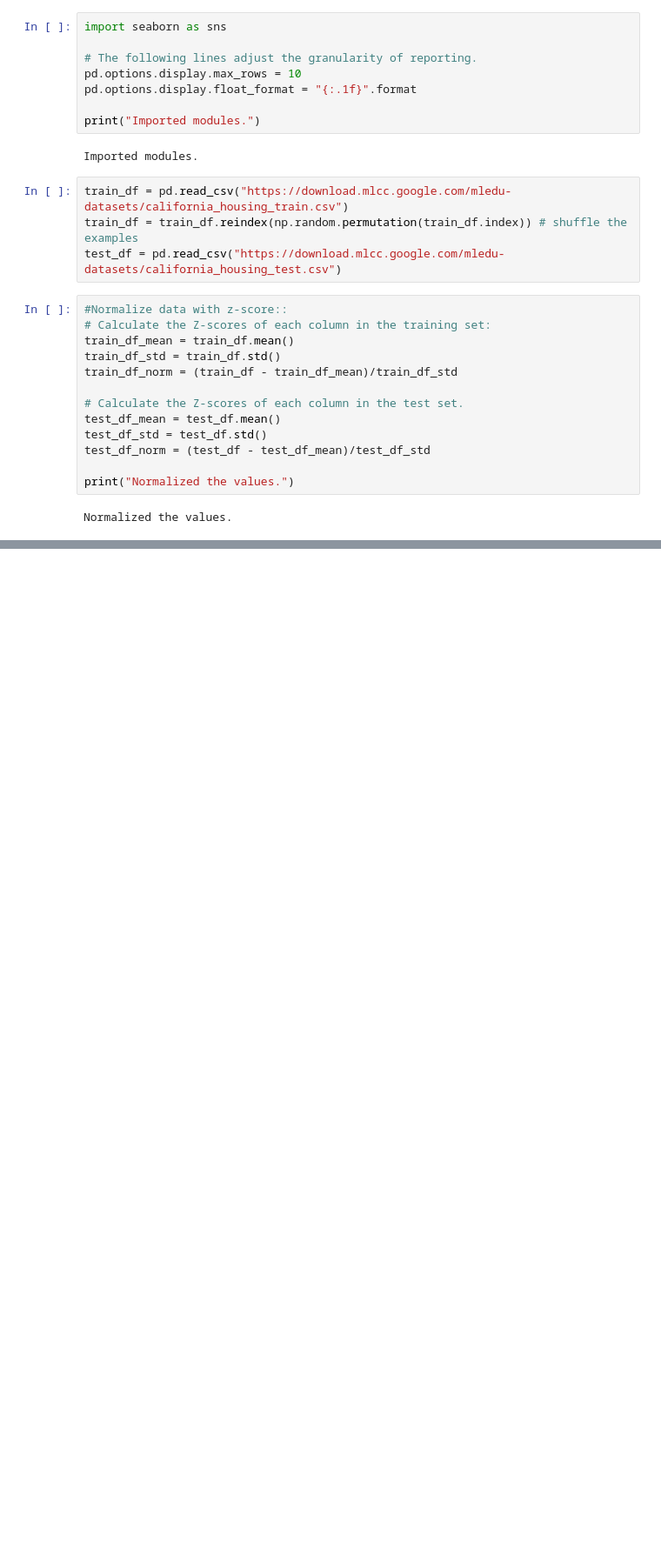
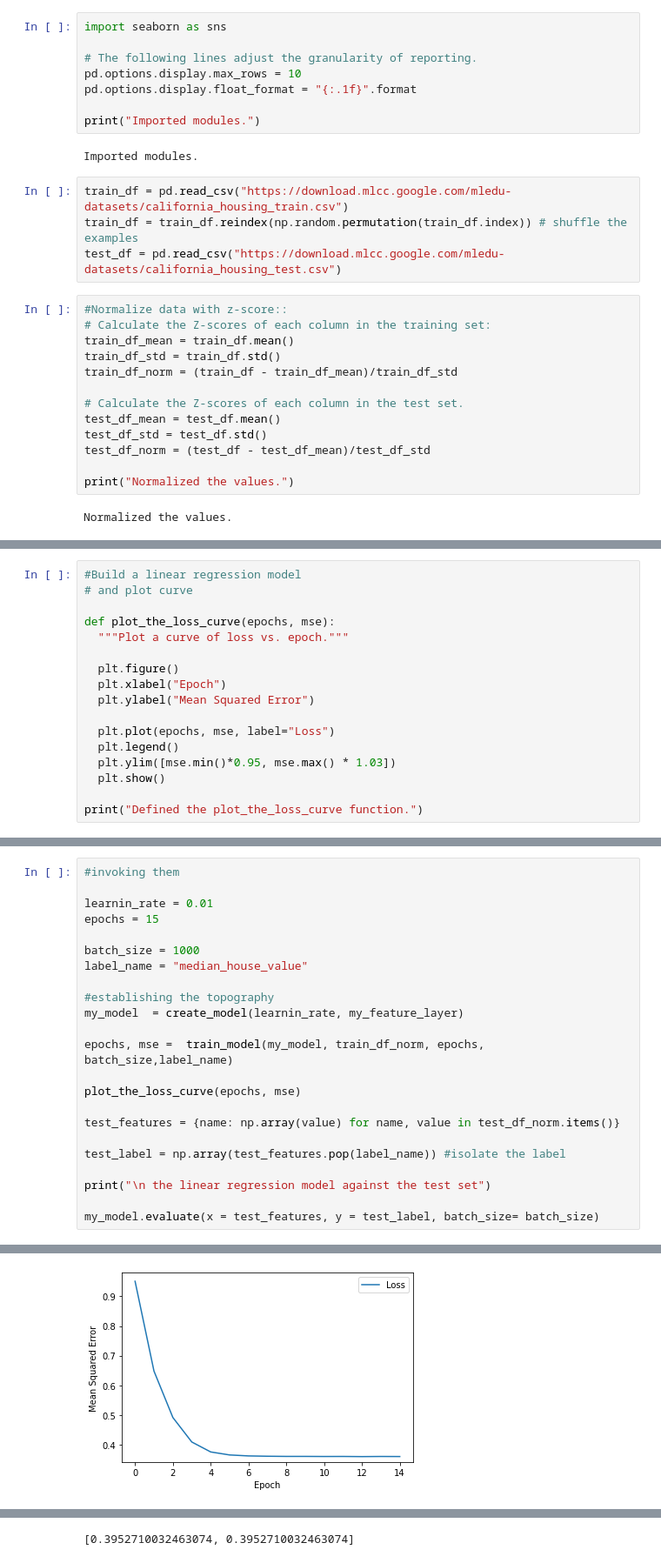
Before and after one commit to Araf020/TensorFlow, a Jupyter notebook: Neural_Nets/neural_net_intro.ipynb, the cells around one changed output, grey strips where cells are left out. Shown: that part at 87% size. Cells and saved outputs as stored; diff of their text form; blank space fills up the shorter version.

Commit message:
layer added

```diff
--- a/Neural_Nets/neural_net_intro.ipynb
+++ b/Neural_Nets/neural_net_intro.ipynb
@@ -56,0 +71,17 @@ longitude = tf.feature_column.bucketized_column(longitude_as_a_numeric_column,lo
+# %%
+#Build a linear regression model
+# and plot curve
+
+def plot_the_loss_curve(epochs, mse):
+  """Plot a curve of loss vs. epoch."""
+
+  plt.figure()
+  plt.xlabel("Epoch")
+  plt.ylabel("Mean Squared Error")
+
+  plt.plot(epochs, mse, label="Loss")
+  plt.legend()
+  plt.ylim([mse.min()*0.95, mse.max() * 1.03])
+  plt.show()
+
+print("Defined the plot_the_loss_curve function.")
@@ -56,0 +129,24 @@ longitude = tf.feature_column.bucketized_column(longitude_as_a_numeric_column,lo
+# %%
+#invoking them
+
+learnin_rate = 0.01
+epochs = 15
+
+batch_size = 1000
+label_name = "median_house_value"
+
+#establishing the topography
+my_model  = create_model(learnin_rate, my_feature_layer)
+
+epochs, mse =  train_model(my_model, train_df_norm, epochs, batch_size,label_name)
+
+plot_the_loss_curve(epochs, mse)
+
+test_features = {name: np.array(value) for name, value in test_df_norm.items()}
+
+test_label = np.array(test_features.pop(label_name)) #isolate the label
+
+print("\n the linear regression model against the test set")
+
+my_model.evaluate(x = test_features, y = test_label, batch_size= batch_size)
+# %% [output]
@@ -56,0 +170 @@ longitude = tf.feature_column.bucketized_column(longitude_as_a_numeric_column,lo
+[figure, added]
@@ -56,0 +175 @@ longitude = tf.feature_column.bucketized_column(longitude_as_a_numeric_column,lo
+[0.3952710032463074, 0.3952710032463074]
```
Also changed, not shown: parts of 8 cells of this notebook.
